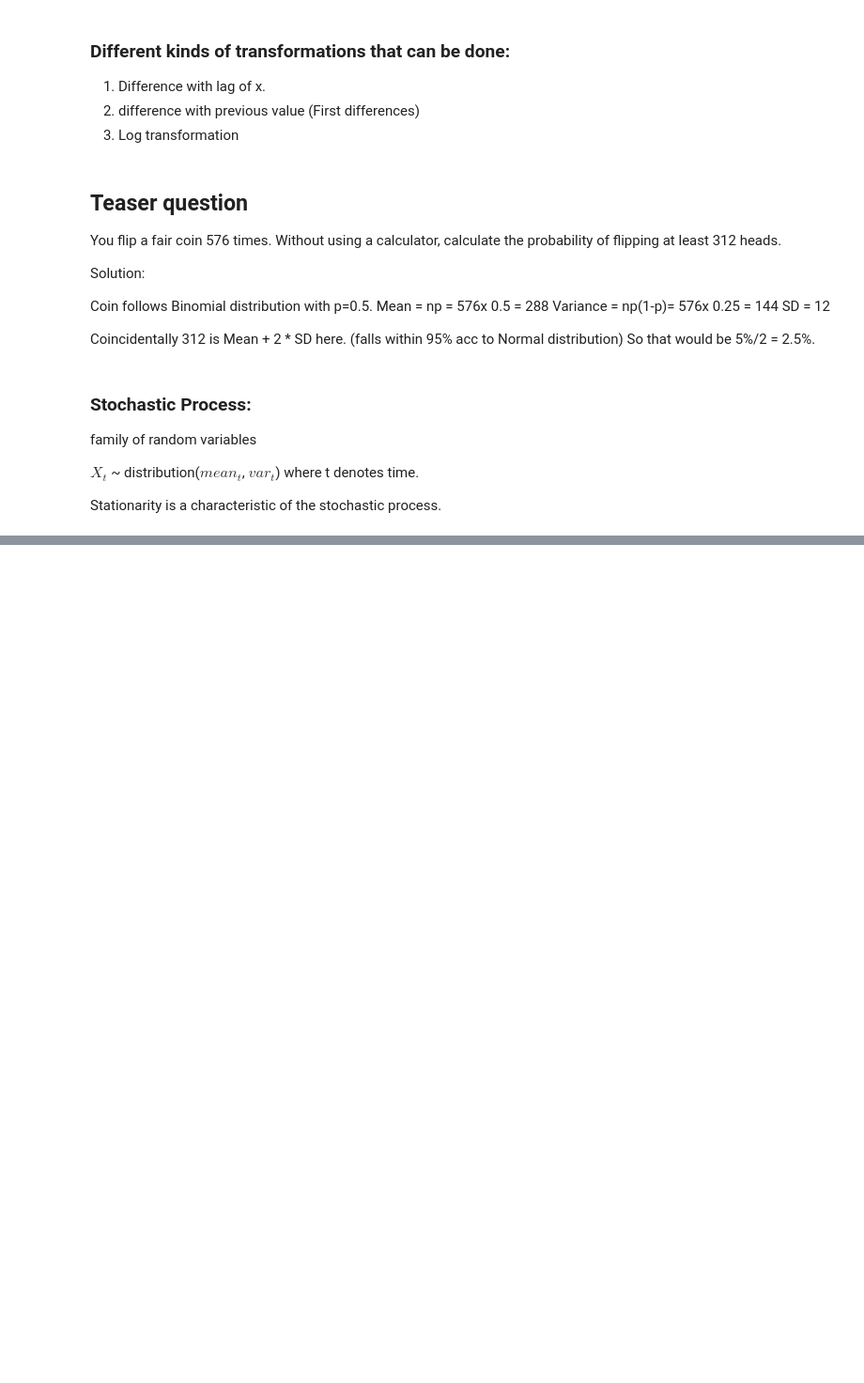
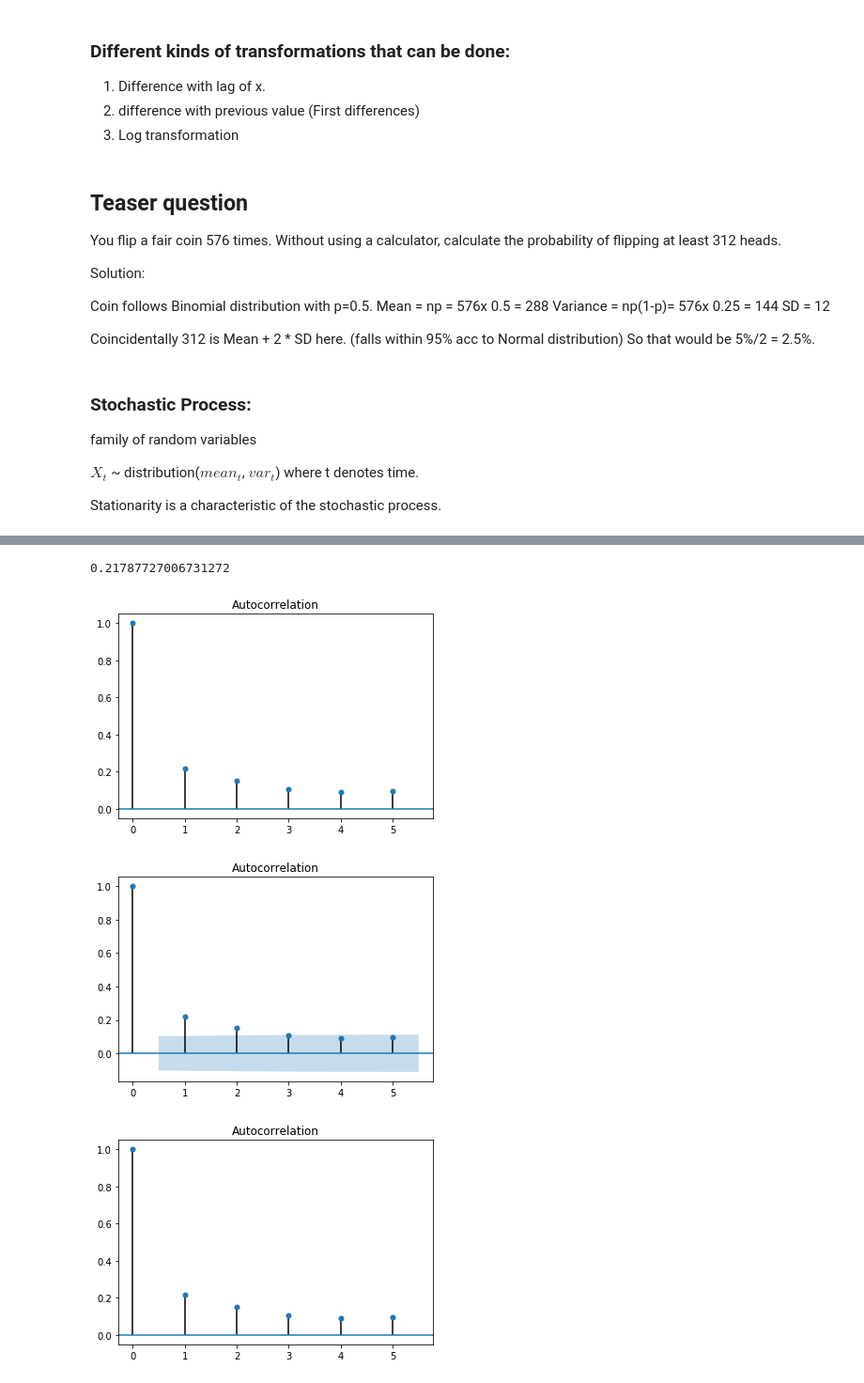
Before and after one commit to mittaldevanshi/always_learning, a Jupyter notebook: Time_Series.ipynb, the cells around one changed output, grey strips where cells are left out. Shown at 94% size. Saved outputs shown, nothing was run; the diff lists cells and outputs as text; code cells hidden in the pictures; blank space fills up the shorter version.

```diff
--- a/Time_Series.ipynb
+++ b/Time_Series.ipynb
@@ -147,0 +248,11 @@ AutoCovariance:
+# %%
+autocorr(female_births,'Births')
+# %% [output]
+0.21787727006731272
+# %%
+smt.graphics.plot_acf(female_births['Births'],lags=5,alpha=0.05)
+smt.graphics.plot_acf(female_births['Births'],lags=5,alpha=1)
+# %% [output]
+[figure, added]
+[figure, added]
+[figure, added]
```
Also changed, not shown: parts of 18 cells of this notebook.
